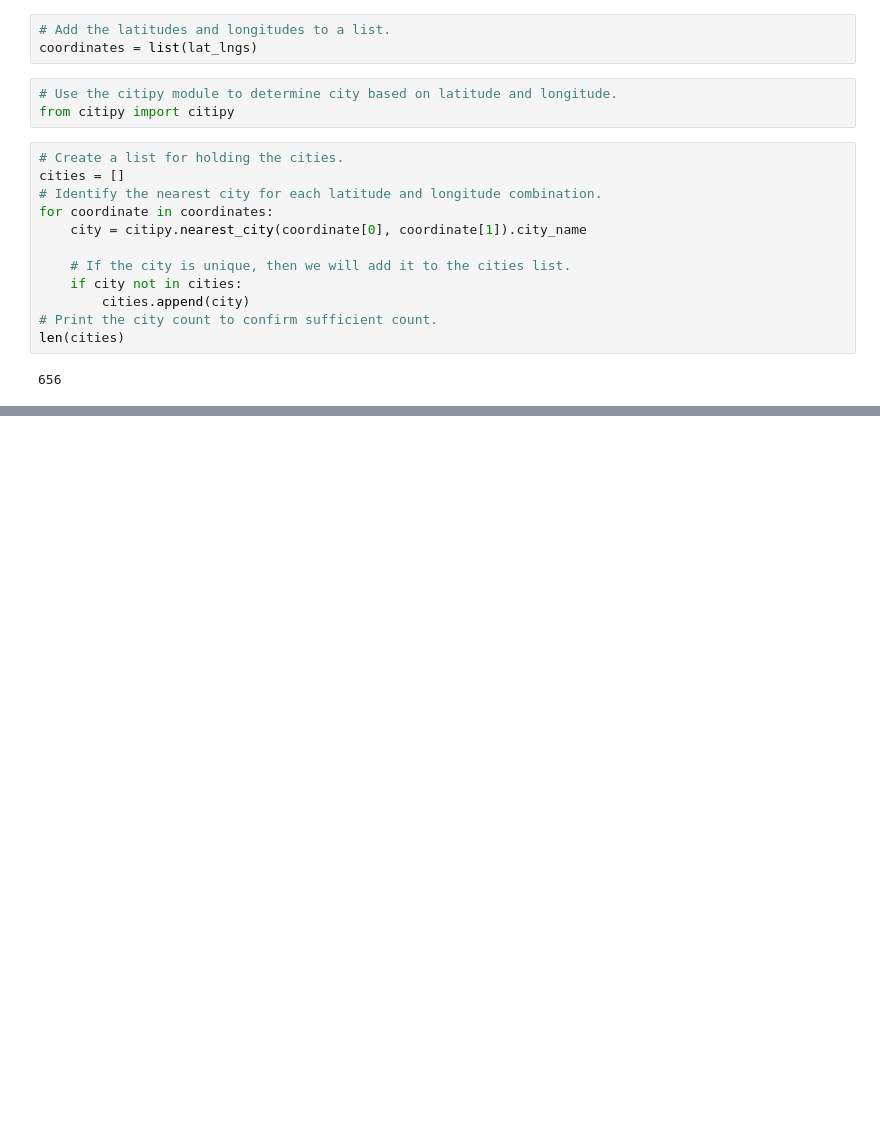
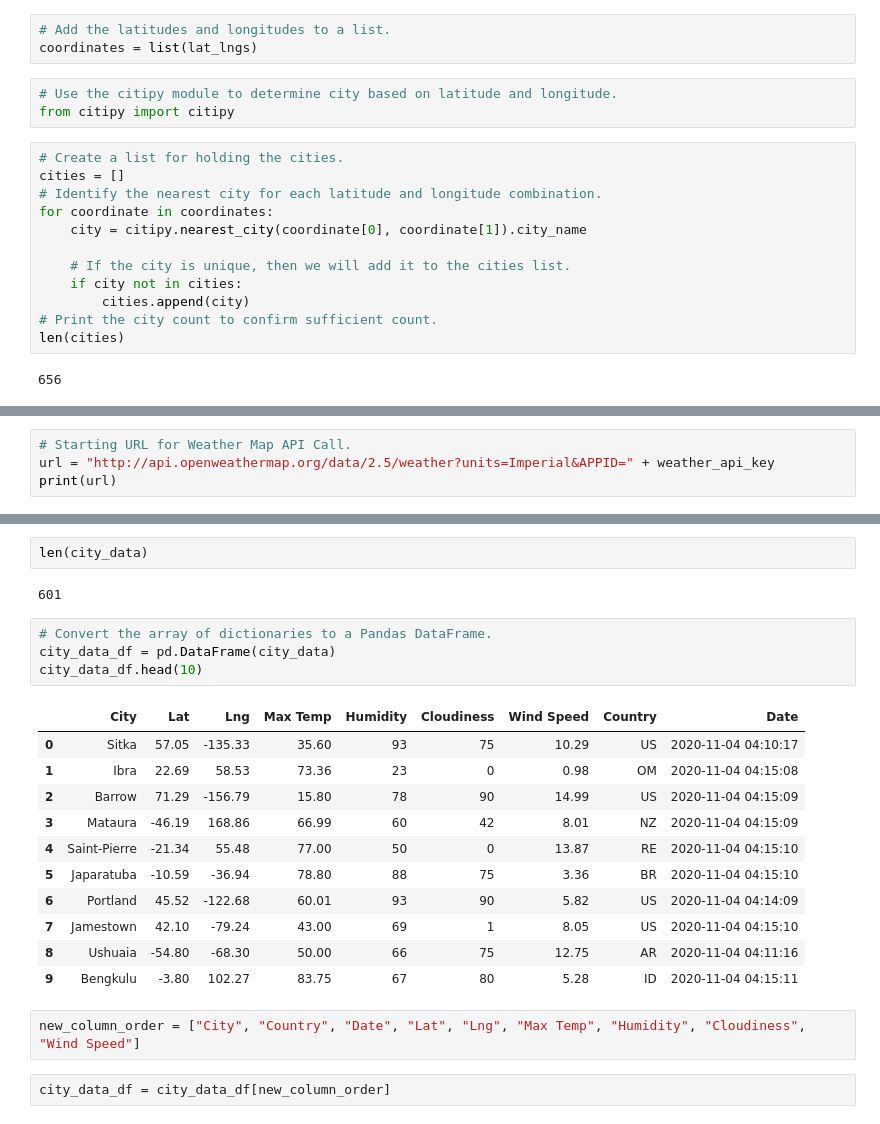
Before and after one commit to rimamehr/World_Weather_Analysis, a Jupyter notebook: WeatherPy.ipynb, the cells around one changed output, grey strips where cells are left out. Cells and saved outputs as stored; diff of their text form; blank space fills up the shorter version.

Commit message:
Modifying .gitignore and adding WeatherPy file.

```diff
--- a/WeatherPy.ipynb
+++ b/WeatherPy.ipynb
@@ -33,0 +40,4 @@ len(cities)
+# %%
+# Starting URL for Weather Map API Call.
+url = "http://api.openweathermap.org/data/2.5/weather?units=Imperial&APPID=" + weather_api_key
+print(url)
@@ -33,0 +127,24 @@ len(cities)
+# %%
+len(city_data)
+# %% [output]
+601
+# %%
+# Convert the array of dictionaries to a Pandas DataFrame.
+city_data_df = pd.DataFrame(city_data)
+city_data_df.head(10)
+# %% [output]
+|  | City | Lat | Lng | Max Temp | Humidity | Cloudiness | Wind Speed | Country | Date |
+| 0 | Sitka | 57.05 | -135.33 | 35.60 | 93 | 75 | 10.29 | US | 2020-11-04 04:10:17 |
+| 1 | Ibra | 22.69 | 58.53 | 73.36 | 23 | 0 | 0.98 | OM | 2020-11-04 04:15:08 |
+| 2 | Barrow | 71.29 | -156.79 | 15.80 | 78 | 90 | 14.99 | US | 2020-11-04 04:15:09 |
+| 3 | Mataura | -46.19 | 168.86 | 66.99 | 60 | 42 | 8.01 | NZ | 2020-11-04 04:15:09 |
+| 4 | Saint-Pierre | -21.34 | 55.48 | 77.00 | 50 | 0 | 13.87 | RE | 2020-11-04 04:15:10 |
+| 5 | Japaratuba | -10.59 | -36.94 | 78.80 | 88 | 75 | 3.36 | BR | 2020-11-04 04:15:10 |
+| 6 | Portland | 45.52 | -122.68 | 60.01 | 93 | 90 | 5.82 | US | 2020-11-04 04:14:09 |
+| 7 | Jamestown | 42.10 | -79.24 | 43.00 | 69 | 1 | 8.05 | US | 2020-11-04 04:15:10 |
+| 8 | Ushuaia | -54.80 | -68.30 | 50.00 | 66 | 75 | 12.75 | AR | 2020-11-04 04:11:16 |
+| 9 | Bengkulu | -3.80 | 102.27 | 83.75 | 67 | 80 | 5.28 | ID | 2020-11-04 04:15:11 |
+# %%
+new_column_order = ["City", "Country", "Date", "Lat", "Lng", "Max Temp", "Humidity", "Cloudiness", "Wind Speed"]
+# %%
+city_data_df = city_data_df[new_column_order]
```
Also changed, not shown: parts of 6 cells of this notebook.
